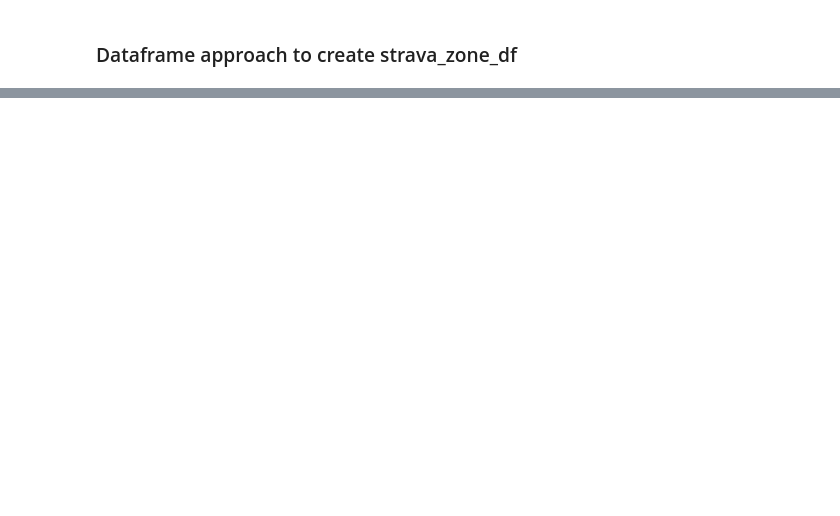
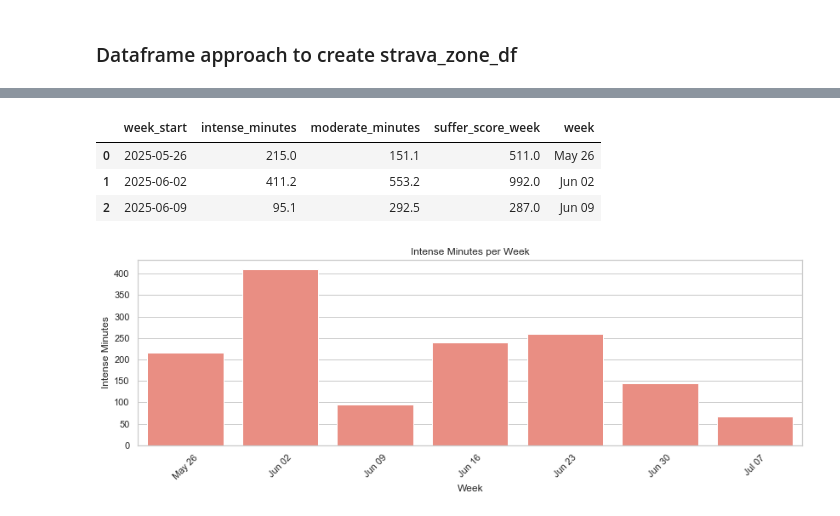
Before and after one commit to edterrell/healthy_heart, a Jupyter notebook: strava_API.ipynb, the cells around one changed output, grey strips where cells are left out. Cells and saved outputs as stored; diff of their text form; code cells hidden in the pictures; blank space fills up the shorter version.

```diff
--- a/strava_API.ipynb
+++ b/strava_API.ipynb
@@ -174,2 +183,3 @@ strava_df.head(2)
 # %%
-strava_df.info()
+# Get the Sunday start of the week for each date (time set to midnight)
+strava_zone_df['week_start'] = strava_zone_df['start_date'].dt.to_period('W-SUN').dt.start_time
@@ -193,0 +219,12 @@ memory usage: 3.4+ KB
+# %%
+# Temporarily sort ascending by week_start and date to compute cumulative sum correctly
+temp = strava_zone_df.sort_values(['week_start', 'start_date'], ascending=[True, True])
+
+# Calculate cumulative sum within each week
+temp['suffer_score_week'] = temp.groupby('week_start')['suffer_score'].cumsum()
+
+# Merge cumulative sum back to original DataFrame order
+strava_zone_df = strava_zone_df.merge(
+    temp[['suffer_score_week']],
+    left_index=True, right_index=True
+)
@@ -193,0 +242,34 @@ memory usage: 3.4+ KB
+# %%
+weekly_summary = (
+    strava_zone_df
+    .groupby('week_start')[['intense_minutes','moderate_minutes','suffer_score_week']]
+    .max()
+    .reset_index()
+)
+
+# Format weeks as strings (e.g. 'Jul 01', 'Jul 08')
+weekly_summary["week"] = weekly_summary["week_start"].dt.strftime('%b %d')
+weekly_summary.head(3)
+# %% [output]
+|  | week_start | intense_minutes | moderate_minutes | suffer_score_week | week |
+| 0 | 2025-05-26 | 215.0 | 151.1 | 511.0 | May 26 |
+| 1 | 2025-06-02 | 411.2 | 553.2 | 992.0 | Jun 02 |
+| 2 | 2025-06-09 | 95.1 | 292.5 | 287.0 | Jun 09 |
+# %%
+import pandas as pd
+import matplotlib.pyplot as plt
+import seaborn as sns
+sns.set(rc={'figure.figsize':(14,8)}) # for all future plots
+# %%
+# Plot using seaborn
+sns.set(style="whitegrid")
+plt.figure(figsize=(14, 4))
+# ax = sns.lineplot(data=weekly_summary, x='week_start', y='intense', marker='o')
+ax = sns.barplot(x="week", y="intense_minutes", data=weekly_summary, color="salmon")
+# Rotate and label
+plt.xticks(rotation=45);
+ax.set_title("Intense Minutes per Week")
+ax.set_ylabel("Intense Minutes")
+ax.set_xlabel("Week");
+# %% [output]
+[figure, added]
```
Also changed, not shown: parts of 15 cells of this notebook.
